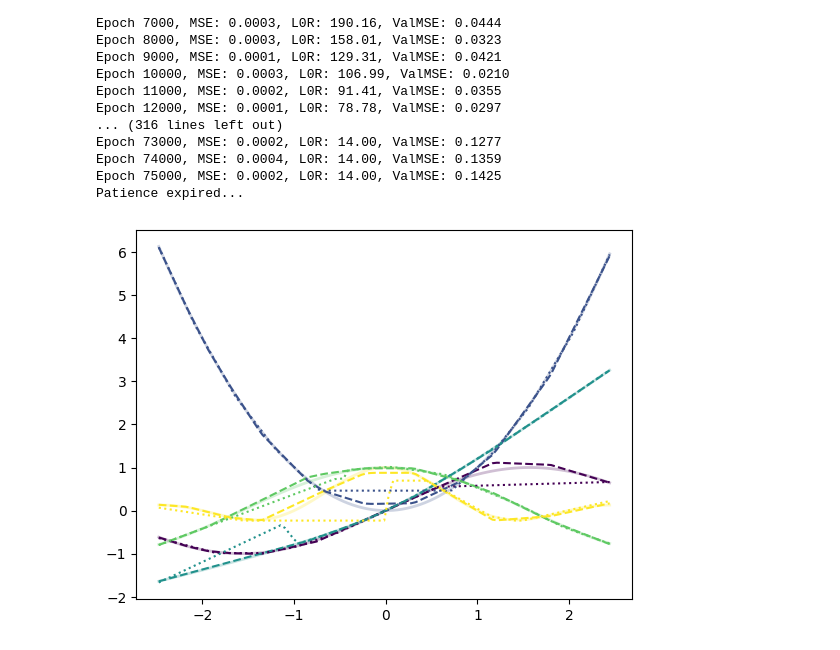
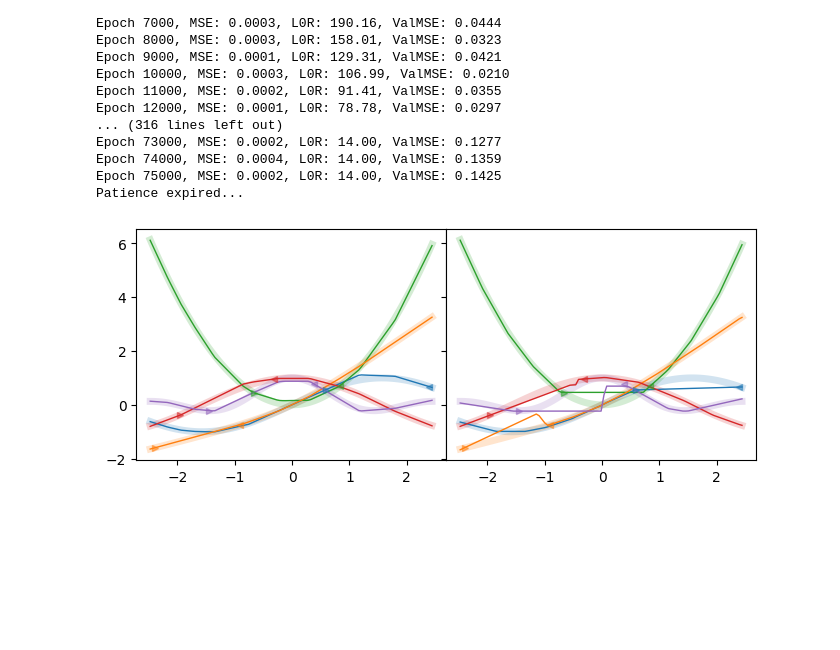
Before and after one commit to reinhart-group/sparsenn, a Jupyter notebook: examples/sparse_learning.ipynb, the cells around one changed output. Drawn from its saved outputs; the diff is of its cells as text; code cells hidden in the pictures; blank space fills up the shorter version.

Commit message:
Updated plots for sparse learning.

```diff
--- a/examples/sparse_learning.ipynb
+++ b/examples/sparse_learning.ipynb
@@ -138,15 +138,15 @@ mt_model.eval()
 
 fig, ax = plt.subplots()
 
-x_arr = torch.linspace(x_train.min(), x_train.max(), 101)
+x_arr = torch.linspace(x_train.min(), x_train.max(), 201)
 with torch.no_grad():
     output = mt_model(x_arr.unsqueeze(1))
 idx = np.argsort(x_train.numpy().flatten())
-# colors = ['tab:blue', 'tab:cyan', 'tab:orange', 'tab:red', 'tab:purple', 'tab:pink']
+colors = ['tab:blue', 'tab:green', 'tab:orange', 'tab:red', 'tab:purple', 'tab:pink']
 # colors = cm.viridis(np.hstack([np.linspace(0, 0.25, 5), np.linspace(0.375, 0.625, 5), np.linspace(0.75, 1.0, 5)]))
-colors = cm.viridis(np.linspace(0, 1, y_train.shape[1]))
+# colors = cm.viridis(np.linspace(0, 1, y_train.shape[1]))
 for i in range(y_train.shape[1]):
-    ax.plot(x_arr, task_list[i](x_arr), '-', c=colors[i])
+    ax.plot(x_arr, task_list[i](x_arr), '-', c=colors[i], lw=5, alpha=0.2, zorder=0)
     # ax.plot(x_train[idx], y_train[idx, i], '.', c=colors[i], alpha=0.33)
-    ax.plot(x_arr, output.numpy()[:, i], '--', c=colors[i], lw=1.0)
+    ax.plot(x_arr, output.numpy()[:, i], '-', c=colors[i], lw=1.0, zorder=1)
 # %% [output]
@@ -221,30 +221,46 @@ Patience expired...
 # %%
 from matplotlib import cm
 
 mt_model.eval()
 
-fig, ax = plt.subplots()
+fig, axes = plt.subplots(1, 2, figsize=(8, 3), sharey='all')
+fig.subplots_adjust(wspace=0)
+
+ax = axes[0]
 
 x_arr = torch.linspace(x_train.min(), x_train.max(), 101)
 with torch.no_grad():
     output = mt_model(x_arr.unsqueeze(1))
 idx = np.argsort(x_train.numpy().flatten())
-# colors = ['tab:blue', 'tab:cyan', 'tab:orange', 'tab:red', 'tab:purple', 'tab:pink']
+colors = ['tab:blue', 'tab:green', 'tab:orange', 'tab:red', 'tab:purple', 'tab:pink']
 # colors = cm.viridis(np.hstack([np.linspace(0, 0.25, 5), np.linspace(0.375, 0.625, 5), np.linspace(0.75, 1.0, 5)]))
-colors = cm.viridis(np.linspace(0, 1, y_train.shape[1]))
+# colors = cm.viridis(np.linspace(0, 1, y_train.shape[1]))
 for i in range(y_train.shape[1]):
-    ax.plot(x_arr, task_list[i](x_arr), '-', c=colors[i], lw=2.0, alpha=0.25, zorder=0)
-    ax.plot(x_arr, output.numpy()[:, i], '--', c=colors[i], lw=1.5)
+    ax.plot(x_arr, task_list[i](x_arr), '-', c=colors[i], lw=5, alpha=0.2, zorder=0)
+    ax.plot(x_arr, output.numpy()[:, i], '-', c=colors[i], lw=1.0, zorder=1)
+    # show training domain
+    train_domain = np.sort(x_train[np.isfinite(y_train[:, i])].numpy().flatten())
+    skip_idx = np.argmax(np.diff(train_domain))
+    train_gap = train_domain[[skip_idx, skip_idx+1]]
+    ax.plot(train_gap[0], task_list[i](train_gap)[0], '>', c=colors[i], ms=5, alpha=0.5, zorder=2)
+    ax.plot(train_gap[1], task_list[i](train_gap)[1], '<', c=colors[i], ms=5, alpha=0.5, zorder=2)
+
+ax = axes[1]
 
 x_arr = torch.linspace(x_train.min(), x_train.max(), 101)
 idx = np.argsort(x_train.numpy().flatten())
-
-colors = cm.viridis(np.linspace(0, 1, y_train.shape[1]))
 
 for i in range(y_train.shape[1]):
     st_models[i].eval()
     with torch.no_grad():
         output = st_models[i](x_arr.unsqueeze(1))
-    ax.plot(x_arr, output.numpy(), ':', c=colors[i], lw=1.5)
+    ax.plot(x_arr, task_list[i](x_arr), '-', c=colors[i], lw=5, alpha=0.2, zorder=0)
+    ax.plot(x_arr, output.numpy(), '-', c=colors[i], lw=1.0, zorder=1)
+    # show training domain
+    train_domain = np.sort(x_train[np.isfinite(y_train[:, i])].numpy().flatten())
+    skip_idx = np.argmax(np.diff(train_domain))
+    train_gap = train_domain[[skip_idx, skip_idx+1]]
+    ax.plot(train_gap[0], task_list[i](train_gap)[0], '>', c=colors[i], ms=5, alpha=0.5, zorder=2)
+    ax.plot(train_gap[1], task_list[i](train_gap)[1], '<', c=colors[i], ms=5, alpha=0.5, zorder=2)
 # %% [output]
-[figure, old version]
+[figure, new version]
```
Also changed, not shown: parts of 6 cells of this notebook.
